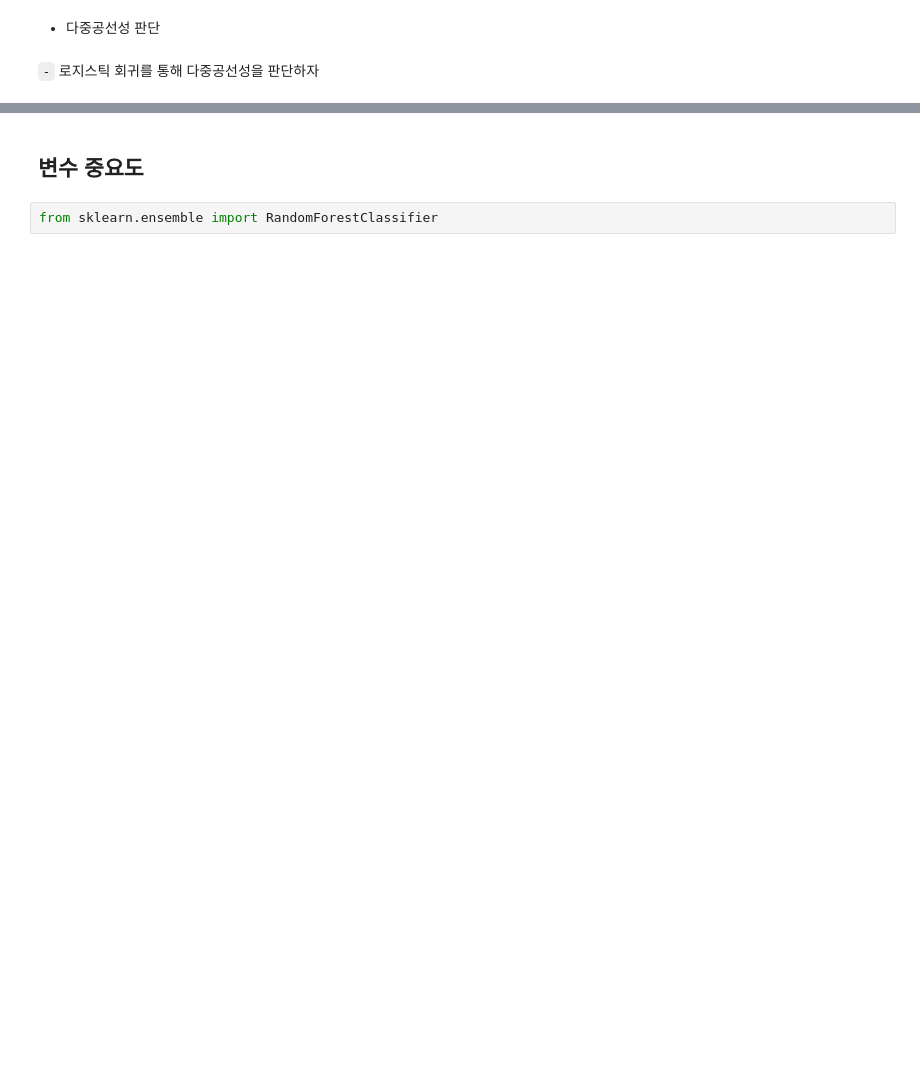
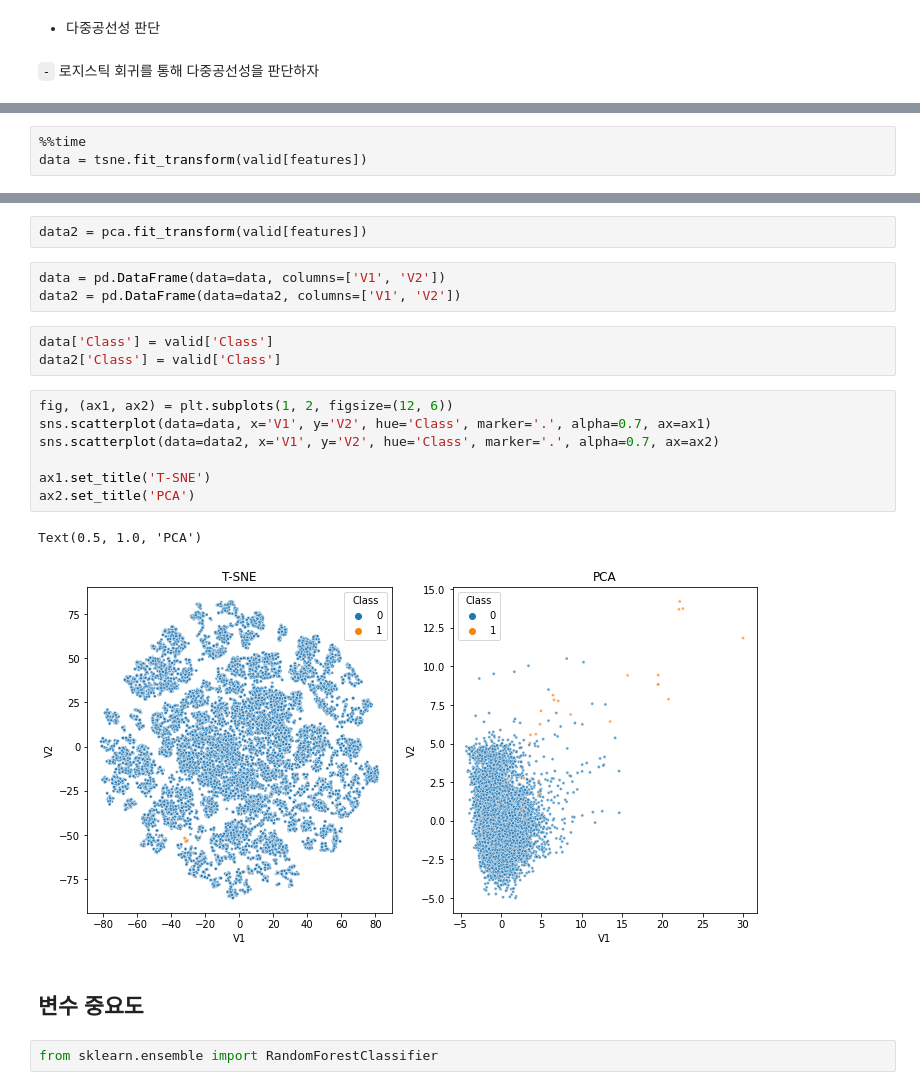
Before and after one commit to Jaesu26/Dacon-credit-card-fraud-detection, a Jupyter notebook: 신용카드-사기탐색-EDA모델링.ipynb, the cells around one changed output, grey strips where cells are left out. Saved outputs shown, nothing was run; the diff lists cells and outputs as text; blank space fills up the shorter version.

```diff
--- a/신용카드-사기탐색-EDA모델링.ipynb
+++ b/신용카드-사기탐색-EDA모델링.ipynb
@@ -142,0 +190,3 @@ Text(0.5, 1.0, 'Correlation between features')
+# %%
+%%time
+data = tsne.fit_transform(valid[features])
@@ -143,3 +195,21 @@ Text(0.5, 1.0, 'Correlation between features')
+# %%
+data2 = pca.fit_transform(valid[features])
+# %%
+data = pd.DataFrame(data=data, columns=['V1', 'V2'])
+data2 = pd.DataFrame(data=data2, columns=['V1', 'V2'])
+# %%
+data['Class'] = valid['Class']
+data2['Class'] = valid['Class']
+# %%
+fig, (ax1, ax2) = plt.subplots(1, 2, figsize=(12, 6))
+sns.scatterplot(data=data, x='V1', y='V2', hue='Class', marker='.', alpha=0.7, ax=ax1)
+sns.scatterplot(data=data2, x='V1', y='V2', hue='Class', marker='.', alpha=0.7, ax=ax2)
+
+ax1.set_title('T-SNE')
+ax2.set_title('PCA')
+# %% [output]
+Text(0.5, 1.0, 'PCA')
+[figure, added]
 # %% [markdown]
 ## 변수 중요도
 # %%
```
Also changed, not shown: parts of 44 cells of this notebook.
